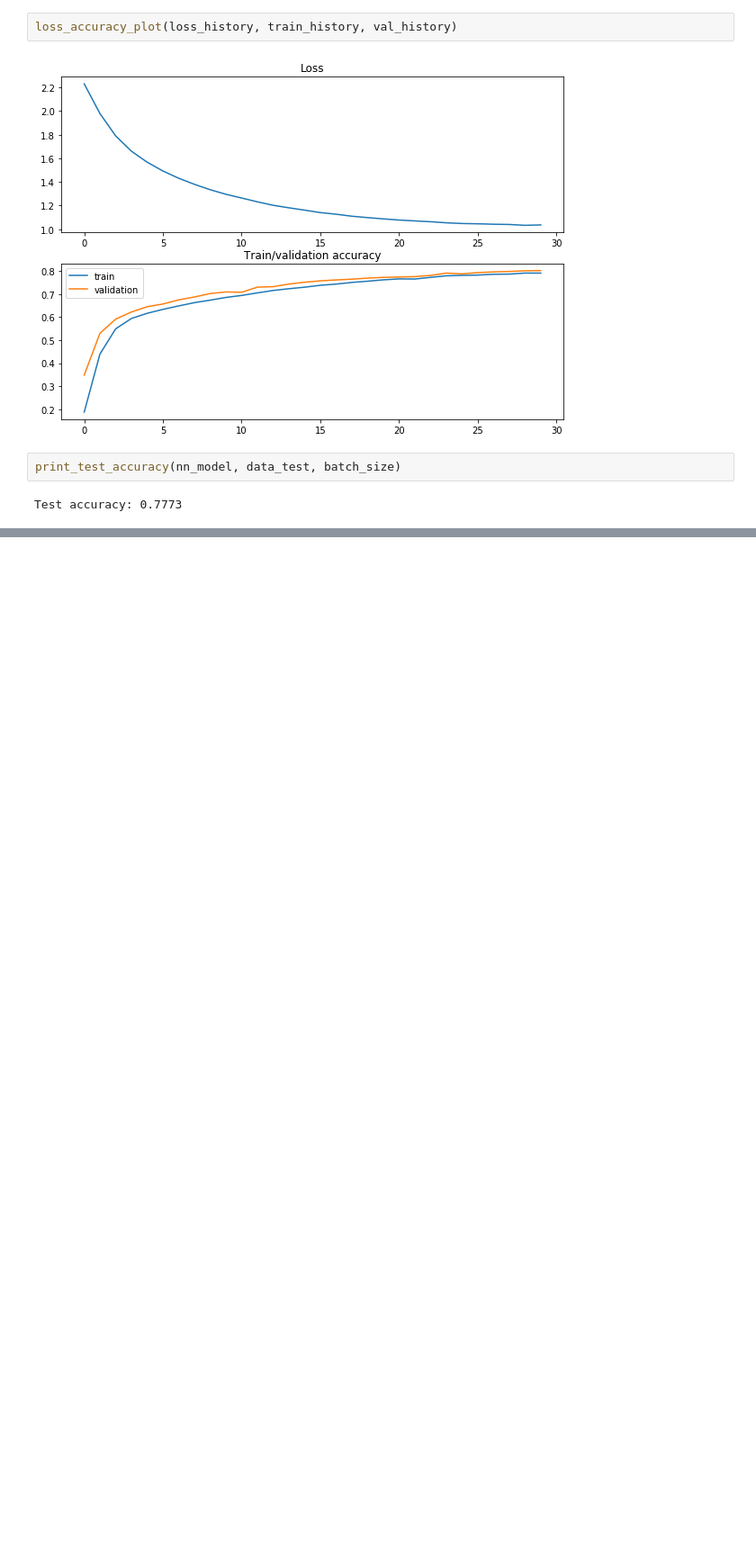
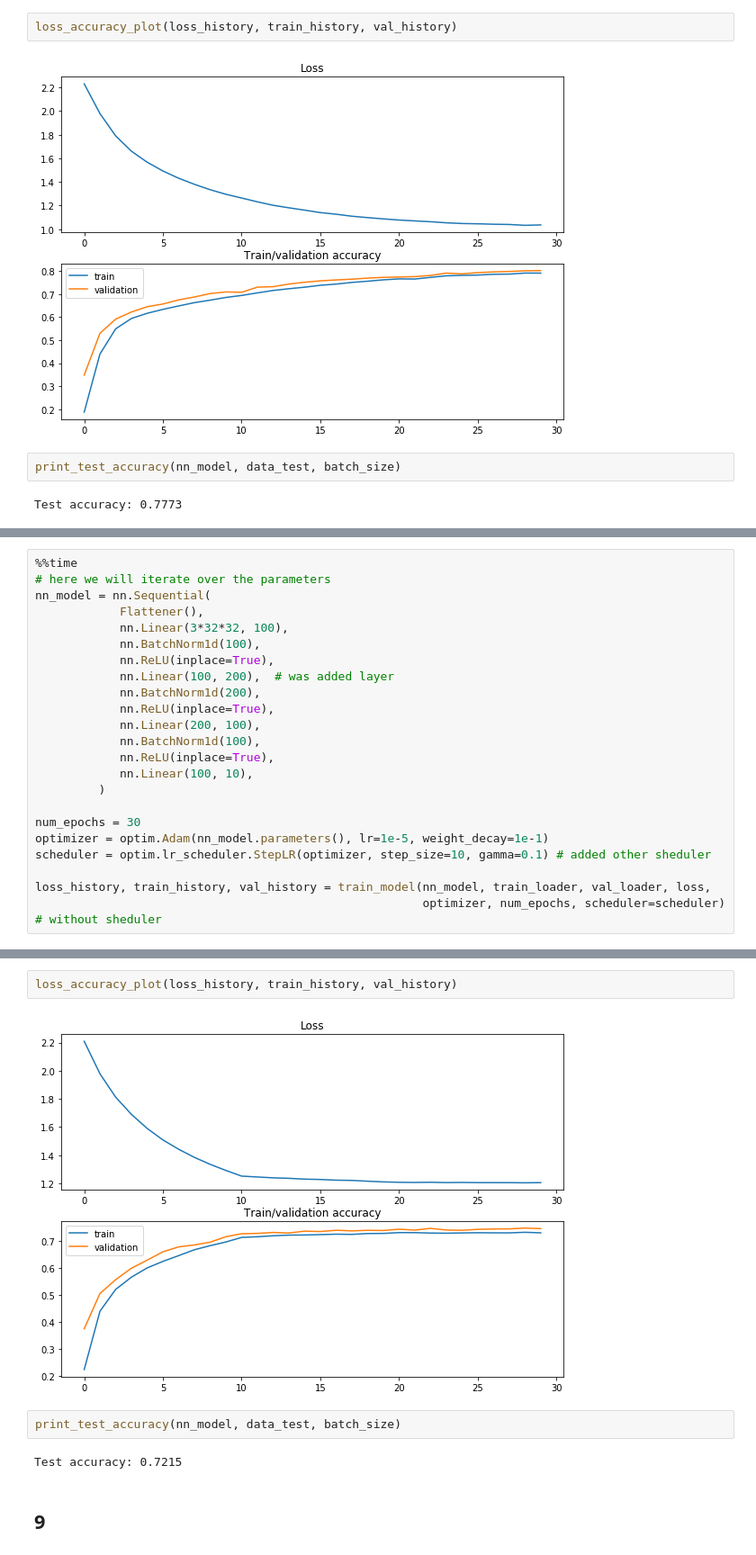
Before and after one commit to shereshevskiy/dlcourse_ai, a Jupyter notebook: assignments/assignment2/PyTorch.ipynb, the cells around one changed output, grey strips where cells are left out. Shown at 90% size. Saved outputs shown, nothing was run; the diff lists cells and outputs as text; blank space fills up the shorter version.

```diff
--- a/assignments/assignment2/PyTorch.ipynb
+++ b/assignments/assignment2/PyTorch.ipynb
@@ -889,0 +892,23 @@ Test accuracy: 0.7773
+# %%
+%%time
+# here we will iterate over the parameters
+nn_model = nn.Sequential(
+            Flattener(),
+            nn.Linear(3*32*32, 100),
+            nn.BatchNorm1d(100),
+            nn.ReLU(inplace=True),
+            nn.Linear(100, 200),  # was added layer
+            nn.BatchNorm1d(200),
+            nn.ReLU(inplace=True),
+            nn.Linear(200, 100),
+            nn.BatchNorm1d(100),
+            nn.ReLU(inplace=True),
+            nn.Linear(100, 10),
+         )
+
+num_epochs = 30
+optimizer = optim.Adam(nn_model.parameters(), lr=1e-5, weight_decay=1e-1)
+scheduler = optim.lr_scheduler.StepLR(optimizer, step_size=10, gamma=0.1) # added other sheduler
+
+loss_history, train_history, val_history = train_model(nn_model, train_loader, val_loader, loss,
+                                                       optimizer, num_epochs, scheduler=scheduler)  # without sheduler
@@ -889,0 +933,10 @@ Test accuracy: 0.7773
+# %%
+loss_accuracy_plot(loss_history, train_history, val_history)
+# %% [output]
+[figure, added]
+# %%
+print_test_accuracy(nn_model, data_test, batch_size)
+# %% [output]
+Test accuracy: 0.7215
+# %% [markdown]
+## 9
```
Also changed, not shown: parts of 13 cells of this notebook.
